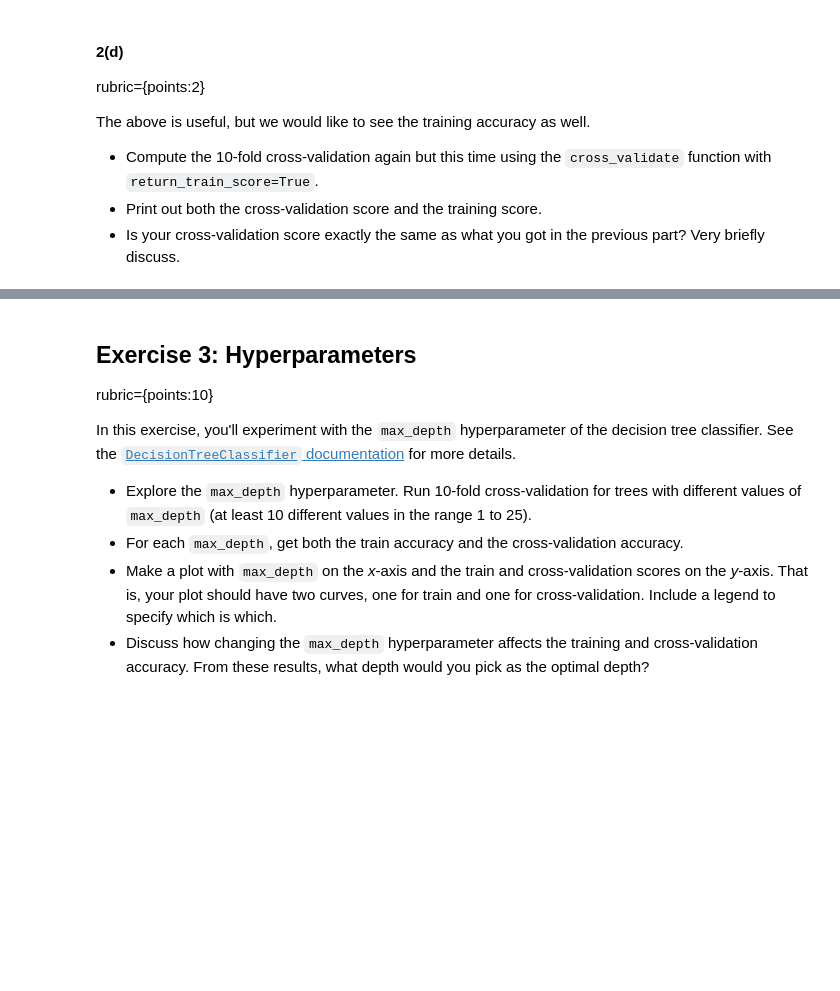
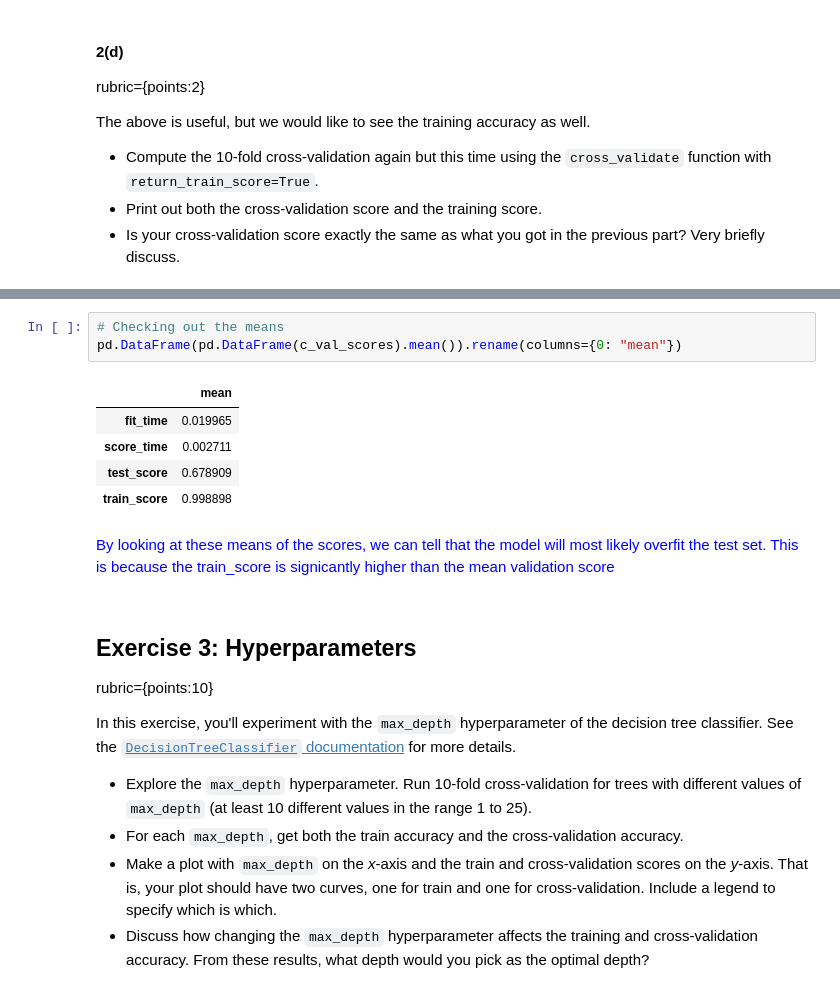
Before and after one commit to Blaise143/CPSC-330-ASSIGNMENTS, a Jupyter notebook: hw2/hw2.ipynb, the cells around one changed output, grey strips where cells are left out. Drawn from its saved outputs; the diff is of its cells as text; blank space fills up the shorter version.

```diff
--- a/hw2/hw2.ipynb
+++ b/hw2/hw2.ipynb
@@ -283,3 +329,16 @@ Inspect the 10 sub-scores from the 10 folds of cross-validation. How does this i
+# %%
+# Checking out the means
+pd.DataFrame(pd.DataFrame(c_val_scores).mean()).rename(columns={0: "mean"})
+# %% [output]
+|  | mean |
+| fit_time | 0.019965 |
+| score_time | 0.002711 |
+| test_score | 0.678909 |
+| train_score | 0.998898 |
+# %% [markdown]
+<font color="blue">
+
+By looking at these means of the scores, we can tell that the model will most likely overfit the test set. This is because the train_score is signicantly higher than the mean validation score
 # %% [markdown]
 ## Exercise 3: Hyperparameters
 rubric={points:10}
```
Also changed, not shown: parts of 19 cells of this notebook.
